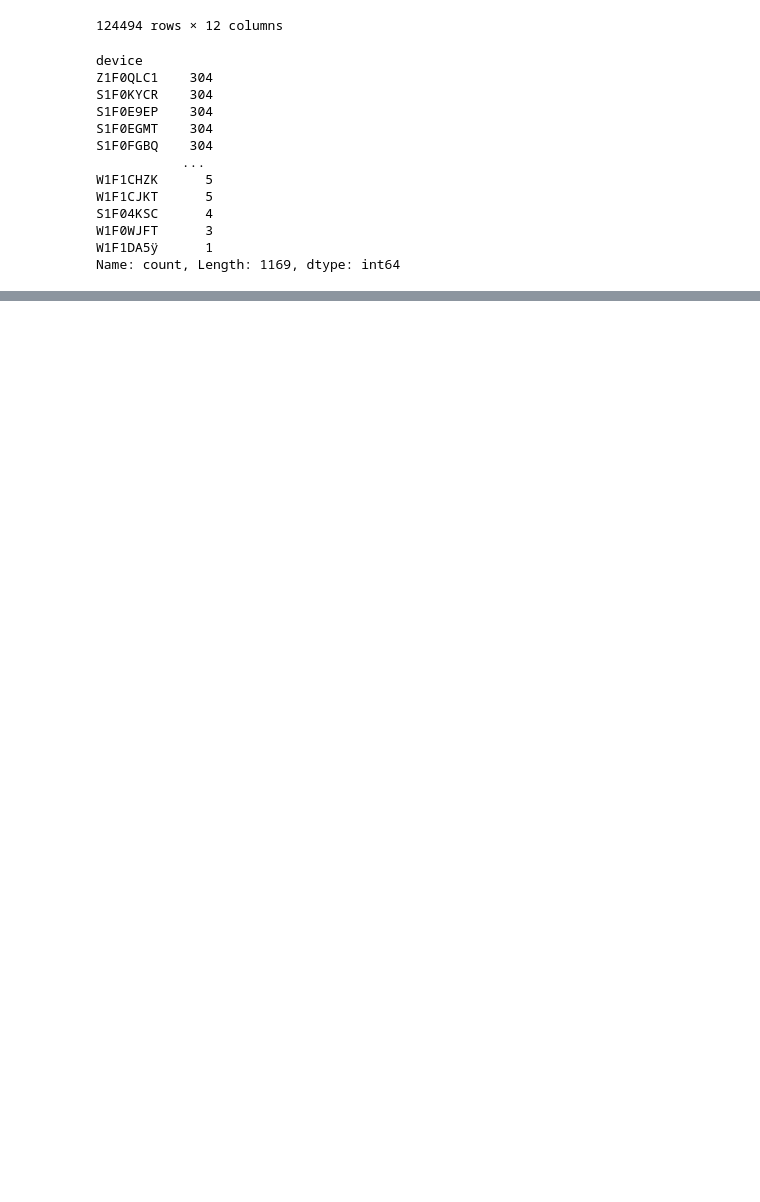
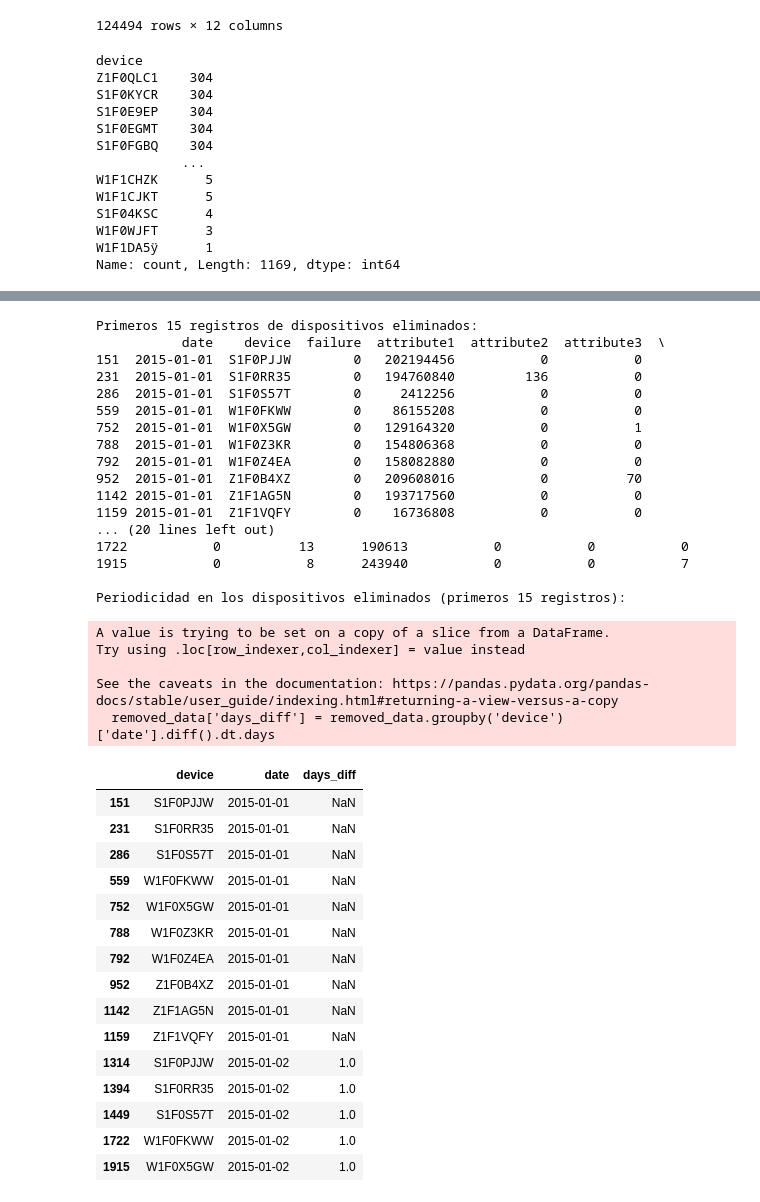
Before and after one commit to jsebastianquiroga/Technical-Challenge---MELI, a Jupyter notebook: notebooks/3.Prevision_falla.ipynb, the cells around one changed output, grey strips where cells are left out. Cells and saved outputs as stored; diff of their text form; code cells hidden in the pictures; blank space fills up the shorter version.

```diff
--- a/notebooks/3.Prevision_falla.ipynb
+++ b/notebooks/3.Prevision_falla.ipynb
@@ -60,0 +344,57 @@ Name: count, Length: 1169, dtype: int64
+# %%
+# Filtrar datos de los dispositivos eliminados con fallas
+critical_removed_devices = {'W1F0X5GW', 'Z1F1AG5N', 'W1F0Z4EA', 'S1F0RR35',
+                            'Z1F1VQFY', 'W1F0FKWW', 'S1F0S57T', 'W1F0Z3KR',
+                            'Z1F0B4XZ', 'S1F0PJJW'}
+
+# Filtrar registros originales para estos dispositivos
+removed_data = df[df['device'].isin(critical_removed_devices)]
+
+# Mostrar los primeros 15 registros de estos dispositivos
+print("Primeros 15 registros de dispositivos eliminados:")
+print(removed_data.head(15))
+
+# Análisis adicional: Verificar periodicidad en estos dispositivos
+removed_data['days_diff'] = removed_data.groupby('device')['date'].diff().dt.days
+
+print("\nPeriodicidad en los dispositivos eliminados (primeros 15 registros):")
+removed_data[['device', 'date', 'days_diff']].head(15)
+# %% [output]
+Primeros 15 registros de dispositivos eliminados:
+           date    device  failure  attribute1  attribute2  attribute3  \
+151  2015-01-01  S1F0PJJW        0   202194456           0           0
+231  2015-01-01  S1F0RR35        0   194760840         136           0
+286  2015-01-01  S1F0S57T        0     2412256           0           0
+559  2015-01-01  W1F0FKWW        0    86155208           0           0
+752  2015-01-01  W1F0X5GW        0   129164320           0           1
+788  2015-01-01  W1F0Z3KR        0   154806368           0           0
+792  2015-01-01  W1F0Z4EA        0   158082880           0           0
+952  2015-01-01  Z1F0B4XZ        0   209608016           0          70
+1142 2015-01-01  Z1F1AG5N        0   193717560           0           0
+1159 2015-01-01  Z1F1VQFY        0    16736808           0           0
+... (20 lines left out)
+1722           0          13      190613           0           0           0
+1915           0           8      243940           0           0           7
+
+Periodicidad en los dispositivos eliminados (primeros 15 registros):
+A value is trying to be set on a copy of a slice from a DataFrame.
+Try using .loc[row_indexer,col_indexer] = value instead
+
+See the caveats in the documentation: https://pandas.pydata.org/pandas-docs/stable/user_guide/indexing.html#returning-a-view-versus-a-copy
+  removed_data['days_diff'] = removed_data.groupby('device')['date'].diff().dt.days
+|  | device | date | days_diff |
+| 151 | S1F0PJJW | 2015-01-01 | NaN |
+| 231 | S1F0RR35 | 2015-01-01 | NaN |
+| 286 | S1F0S57T | 2015-01-01 | NaN |
+| 559 | W1F0FKWW | 2015-01-01 | NaN |
+| 752 | W1F0X5GW | 2015-01-01 | NaN |
+| 788 | W1F0Z3KR | 2015-01-01 | NaN |
+| 792 | W1F0Z4EA | 2015-01-01 | NaN |
+| 952 | Z1F0B4XZ | 2015-01-01 | NaN |
+| 1142 | Z1F1AG5N | 2015-01-01 | NaN |
+| 1159 | Z1F1VQFY | 2015-01-01 | NaN |
+| 1314 | S1F0PJJW | 2015-01-02 | 1.0 |
+| 1394 | S1F0RR35 | 2015-01-02 | 1.0 |
+| 1449 | S1F0S57T | 2015-01-02 | 1.0 |
+| 1722 | W1F0FKWW | 2015-01-02 | 1.0 |
+| 1915 | W1F0X5GW | 2015-01-02 | 1.0 |
```
Also changed, not shown: parts of 14 cells of this notebook, 5 other files.
